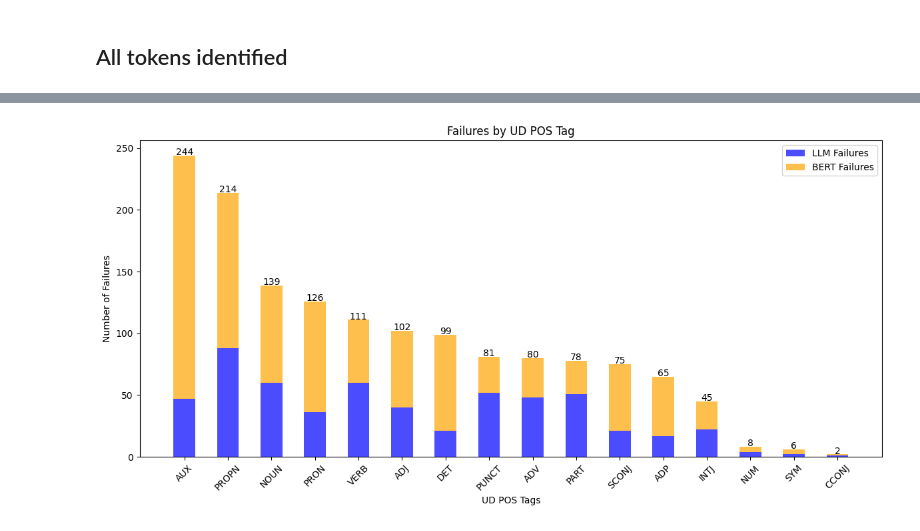
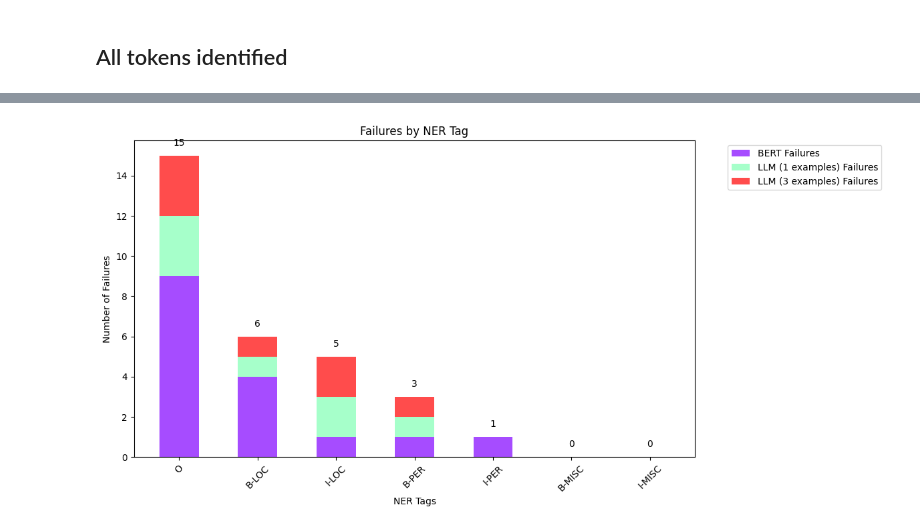
Before and after one commit to alvaro-francisco-gil/text-mining, a Jupyter notebook: 03_name_entity_recognition/03_name_entity_recognition.ipynb, the cells around one changed output, grey strips where cells are left out. Saved outputs shown, nothing was run; the diff lists cells and outputs as text; code cells hidden in the pictures.

```diff
--- a/03_name_entity_recognition/03_name_entity_recognition.ipynb
+++ b/03_name_entity_recognition/03_name_entity_recognition.ipynb
@@ -810,4 +728,0 @@ def plot_failed_udpos_tags(df):
-# %%
-plot_failed_udpos_tags(df)
-# %% [output]
-[figure, removed]
@@ -813,0 +852,4 @@ plot_failed_udpos_tags(df)
+# %%
+plot_failed_ner_tags(results)
+# %% [output]
+[figure, added]
```
Also changed, not shown: parts of 55 cells of this notebook.
